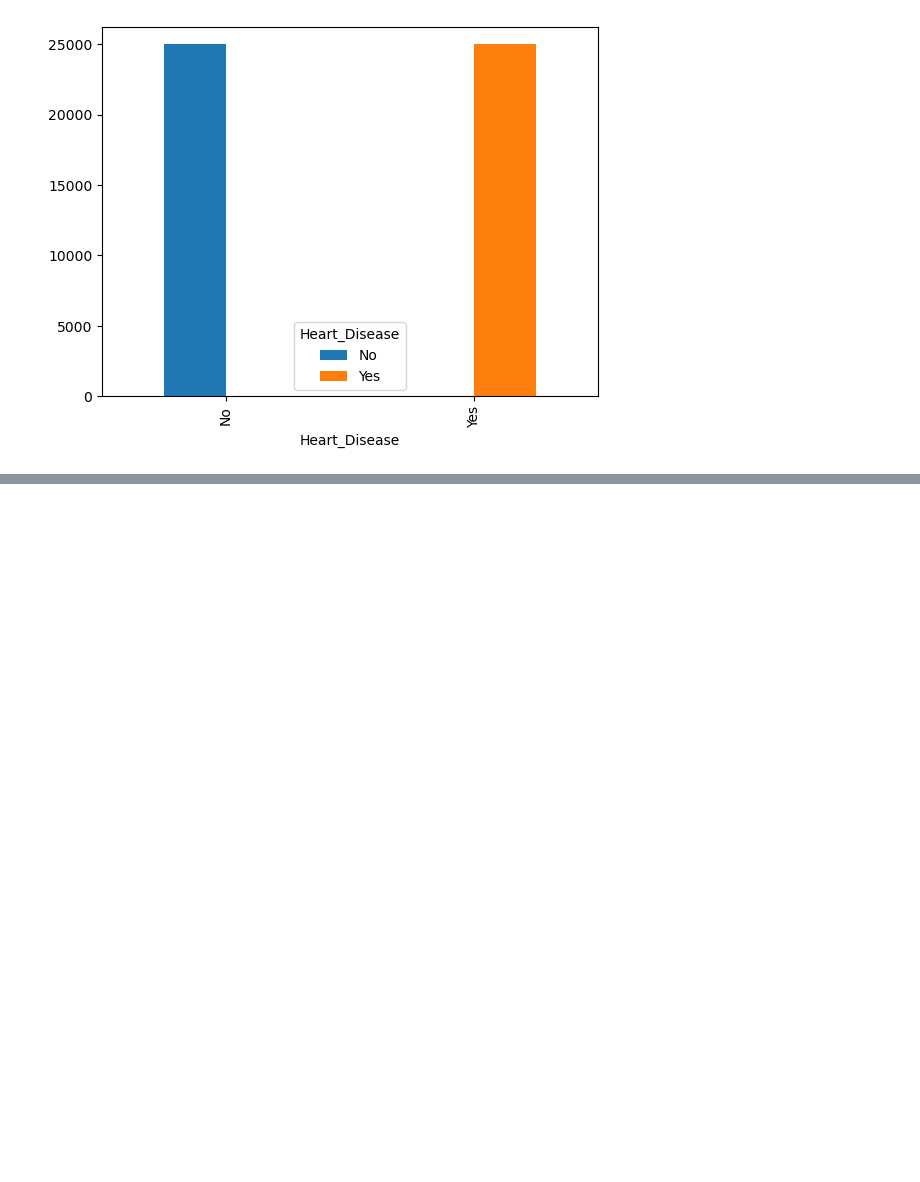
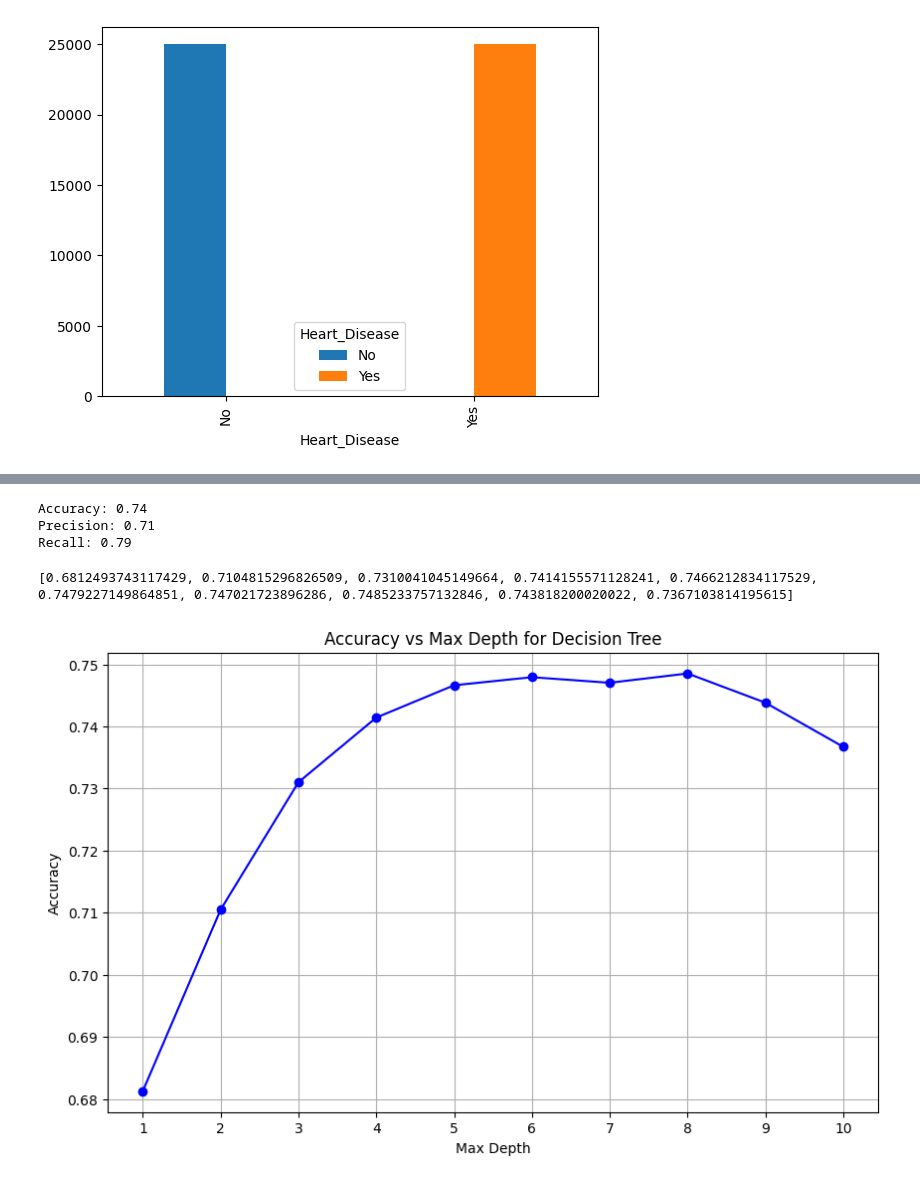
Before and after one commit to Epim3dium/ML_sem05, a Jupyter notebook: final-project/undersampled.ipynb, the cells around one changed output, grey strips where cells are left out. Saved outputs shown, nothing was run; the diff lists cells and outputs as text; code cells hidden in the pictures; blank space fills up the shorter version.

```diff
--- a/final-project/undersampled.ipynb
+++ b/final-project/undersampled.ipynb
@@ -717,0 +770,27 @@ for col in columns_object:
+# %%
+from sklearn.tree import DecisionTreeClassifier, plot_tree
+from sklearn.model_selection import train_test_split
+from sklearn.metrics import accuracy_score, confusion_matrix, ConfusionMatrixDisplay, precision_score, recall_score
+import matplotlib.pyplot as plt
+
+
+X = df_normalized.drop(columns=['Heart_Disease_Encoded'])
+y = df_normalized['Heart_Disease_Encoded']
+
+X_train, X_test, y_train, y_test = train_test_split(X, y, test_size=0.2, random_state=42)
+
+
+clf = DecisionTreeClassifier(max_depth=10, random_state=42)
+clf.fit(X_train, y_train)
+
+
+y_pred = clf.predict(X_test)
+
+
+print(f"Accuracy: {accuracy_score(y_test, y_pred):.2f}")
+print(f"Precision: {precision_score(y_test, y_pred):.2f}")
+print(f"Recall: {recall_score(y_test, y_pred):.2f}")
+# %% [output]
+Accuracy: 0.74
+Precision: 0.71
+Recall: 0.79
@@ -717,0 +810,25 @@ for col in columns_object:
+# %%
+# List to store accuracies
+max_depth_values = range(1, 11)  # Test max_depth from 1 to 20
+balanced_accuracies = []
+
+# Loop over different max_depth values
+for depth in max_depth_values:
+    balanced_clf = DecisionTreeClassifier(max_depth=depth, random_state=42)
+    balanced_clf.fit(X_train, y_train)
+    y_pred = balanced_clf.predict(X_test)
+    accuracy = accuracy_score(y_test, y_pred)
+    balanced_accuracies.append(accuracy)
+print(balanced_accuracies)
+# Plotting accuracy vs max_depth
+plt.figure(figsize=(10, 6))
+plt.plot(max_depth_values, balanced_accuracies, marker='o', linestyle='-', color='b')
+plt.title('Accuracy vs Max Depth for Decision Tree')
+plt.xlabel('Max Depth')
+plt.ylabel('Accuracy')
+plt.xticks(max_depth_values)
+plt.grid()
+plt.show()
+# %% [output]
+[0.6812493743117429, 0.7104815296826509, 0.7310041045149664, 0.7414155571128241, 0.7466212834117529, 0.7479227149864851, 0.747021723896286, 0.7485233757132846, 0.743818200020022, 0.7367103814195615]
+[figure, added]
```
Also changed, not shown: parts of 13 cells of this notebook.
